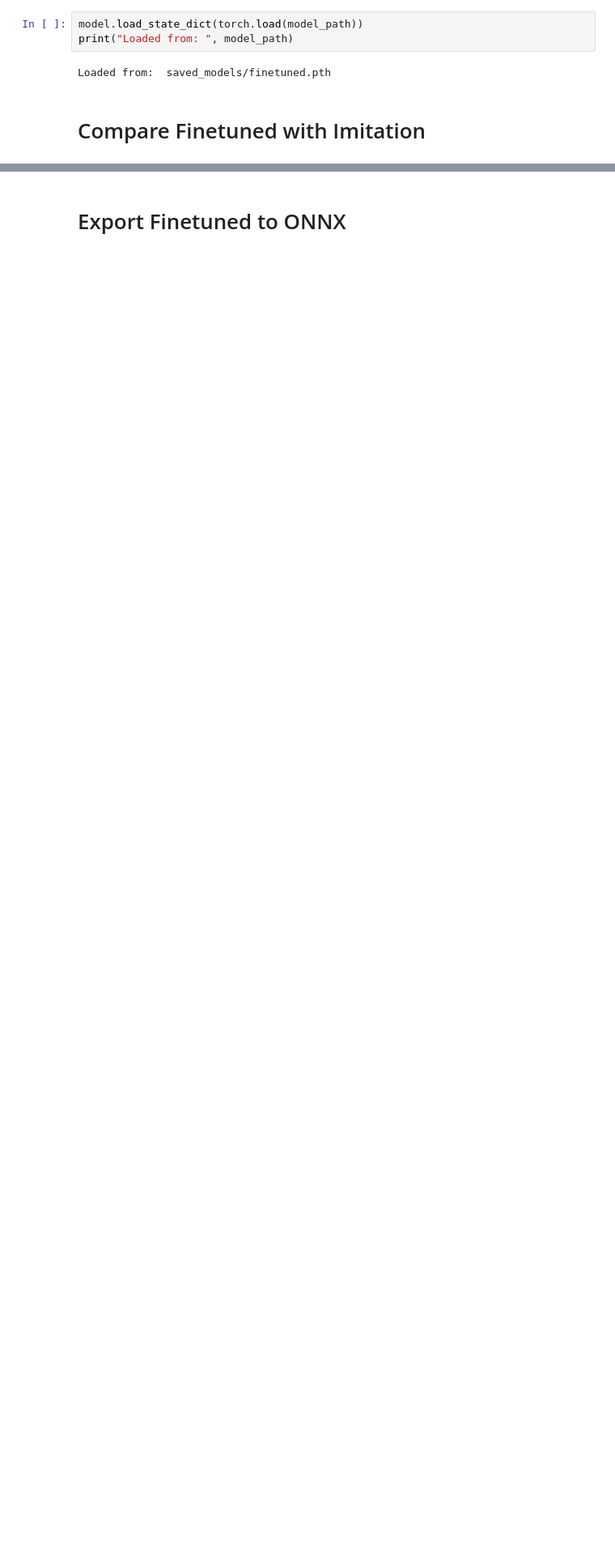
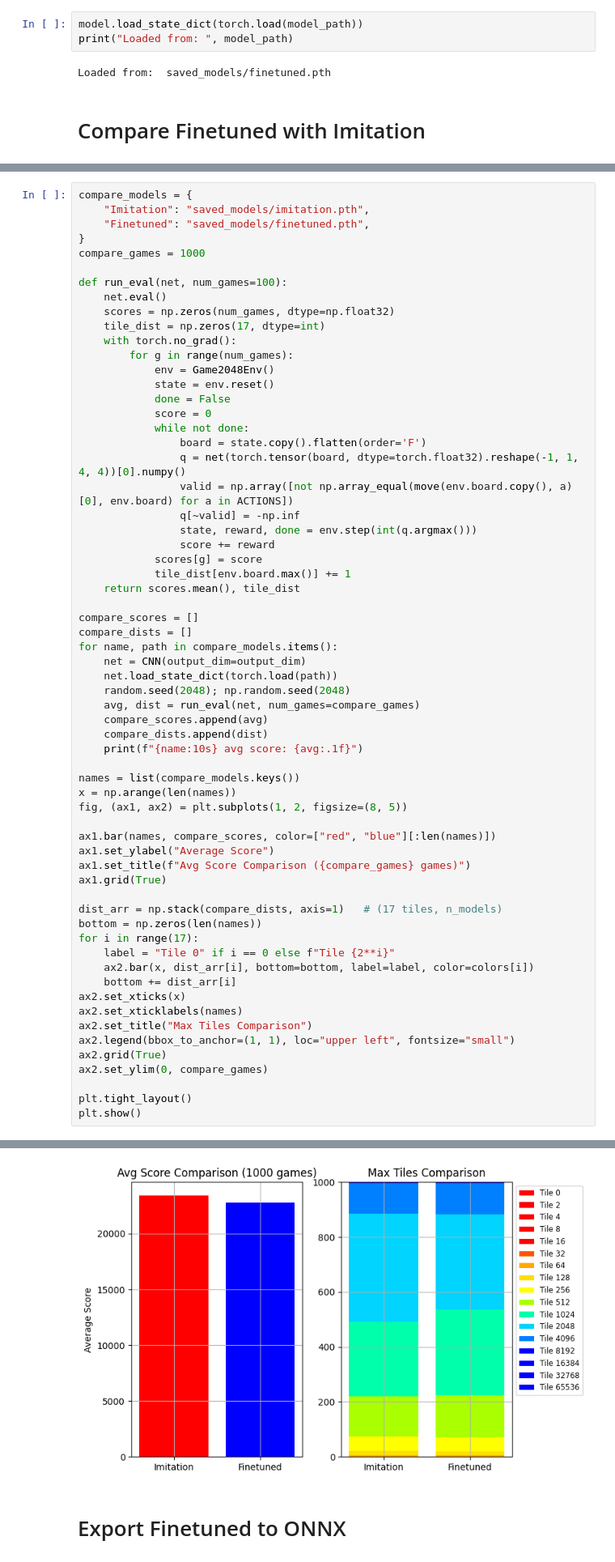
Before and after one commit to angelazqian/2048-AI, a Jupyter notebook: model/imitation.ipynb, the cells around one changed output, grey strips where cells are left out. Shown at 81% size. Cells and saved outputs as stored; diff of their text form; blank space fills up the shorter version.

Commit message:
better eval comparison

```diff
--- a/model/imitation.ipynb
+++ b/model/imitation.ipynb
@@ -632,0 +605,64 @@ plt.show()
+# %%
+compare_models = {
+    "Imitation": "saved_models/imitation.pth",
+    "Finetuned": "saved_models/finetuned.pth",
+}
+compare_games = 1000
+
+def run_eval(net, num_games=100):
+    net.eval()
+    scores = np.zeros(num_games, dtype=np.float32)
+    tile_dist = np.zeros(17, dtype=int)
+    with torch.no_grad():
+        for g in range(num_games):
+            env = Game2048Env()
+            state = env.reset()
+            done = False
+            score = 0
+            while not done:
+                board = state.copy().flatten(order='F')
+                q = net(torch.tensor(board, dtype=torch.float32).reshape(-1, 1, 4, 4))[0].numpy()
+                valid = np.array([not np.array_equal(move(env.board.copy(), a)[0], env.board) for a in ACTIONS])
+                q[~valid] = -np.inf
+                state, reward, done = env.step(int(q.argmax()))
+                score += reward
+            scores[g] = score
+            tile_dist[env.board.max()] += 1
+    return scores.mean(), tile_dist
+
+compare_scores = []
+compare_dists = []
+for name, path in compare_models.items():
+    net = CNN(output_dim=output_dim)
+    net.load_state_dict(torch.load(path))
+    random.seed(2048); np.random.seed(2048)
+    avg, dist = run_eval(net, num_games=compare_games)
+    compare_scores.append(avg)
+    compare_dists.append(dist)
+    print(f"{name:10s} avg score: {avg:.1f}")
+
+names = list(compare_models.keys())
+x = np.arange(len(names))
+fig, (ax1, ax2) = plt.subplots(1, 2, figsize=(8, 5))
+
+ax1.bar(names, compare_scores, color=["red", "blue"][:len(names)])
+ax1.set_ylabel("Average Score")
+ax1.set_title(f"Avg Score Comparison ({compare_games} games)")
+ax1.grid(True)
+
+dist_arr = np.stack(compare_dists, axis=1)   # (17 tiles, n_models)
+bottom = np.zeros(len(names))
+for i in range(17):
+    label = "Tile 0" if i == 0 else f"Tile {2**i}"
+    ax2.bar(x, dist_arr[i], bottom=bottom, label=label, color=colors[i])
+    bottom += dist_arr[i]
+ax2.set_xticks(x)
+ax2.set_xticklabels(names)
+ax2.set_title("Max Tiles Comparison")
+ax2.legend(bbox_to_anchor=(1, 1), loc="upper left", fontsize="small")
+ax2.grid(True)
+ax2.set_ylim(0, compare_games)
+
+plt.tight_layout()
+plt.show()
+# %% [output]
@@ -633,3 +671,4 @@ plt.show()
+[figure, added]
 # %% [markdown]
 # Export Finetuned to ONNX
 # %%
```
Also changed, not shown: parts of 2 cells of this notebook.
